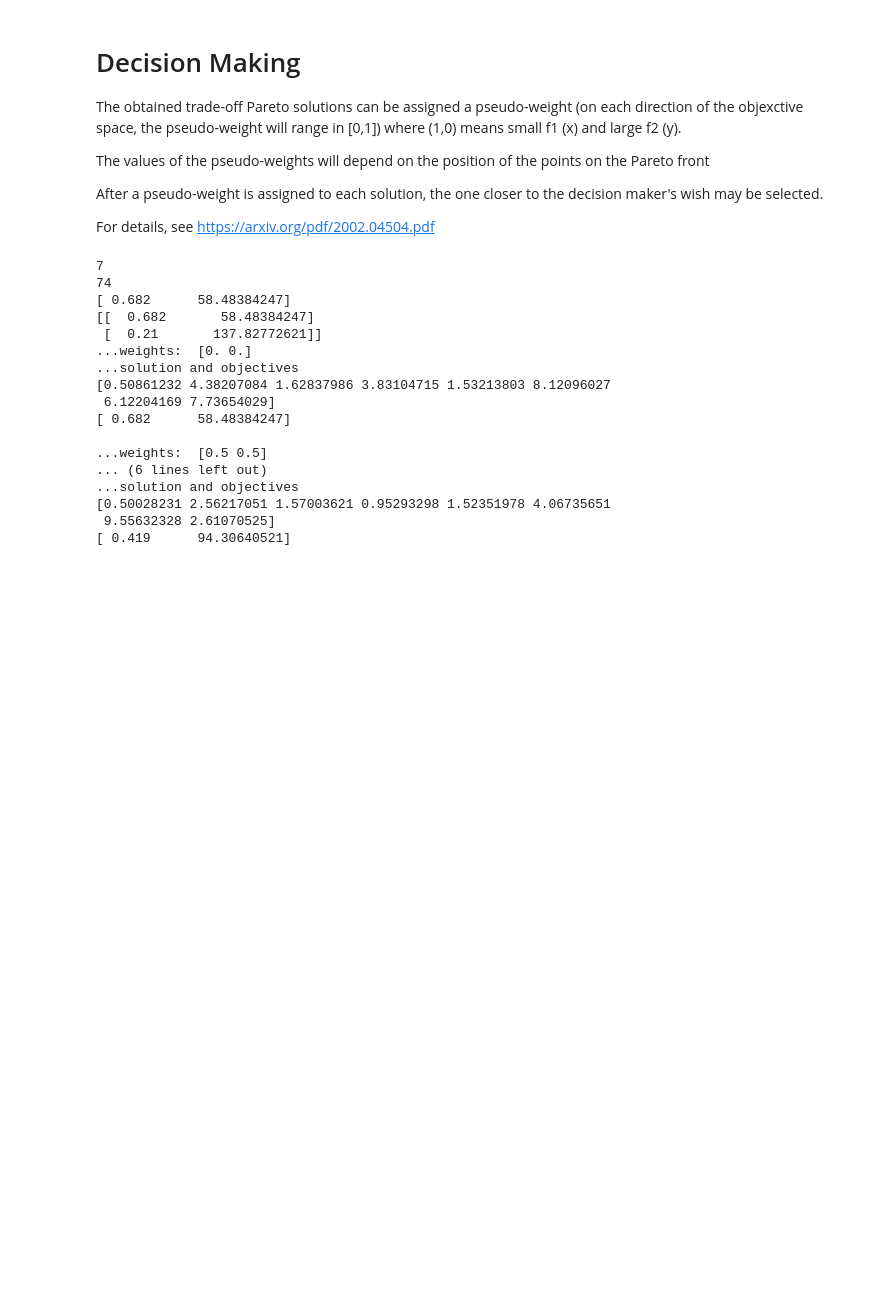
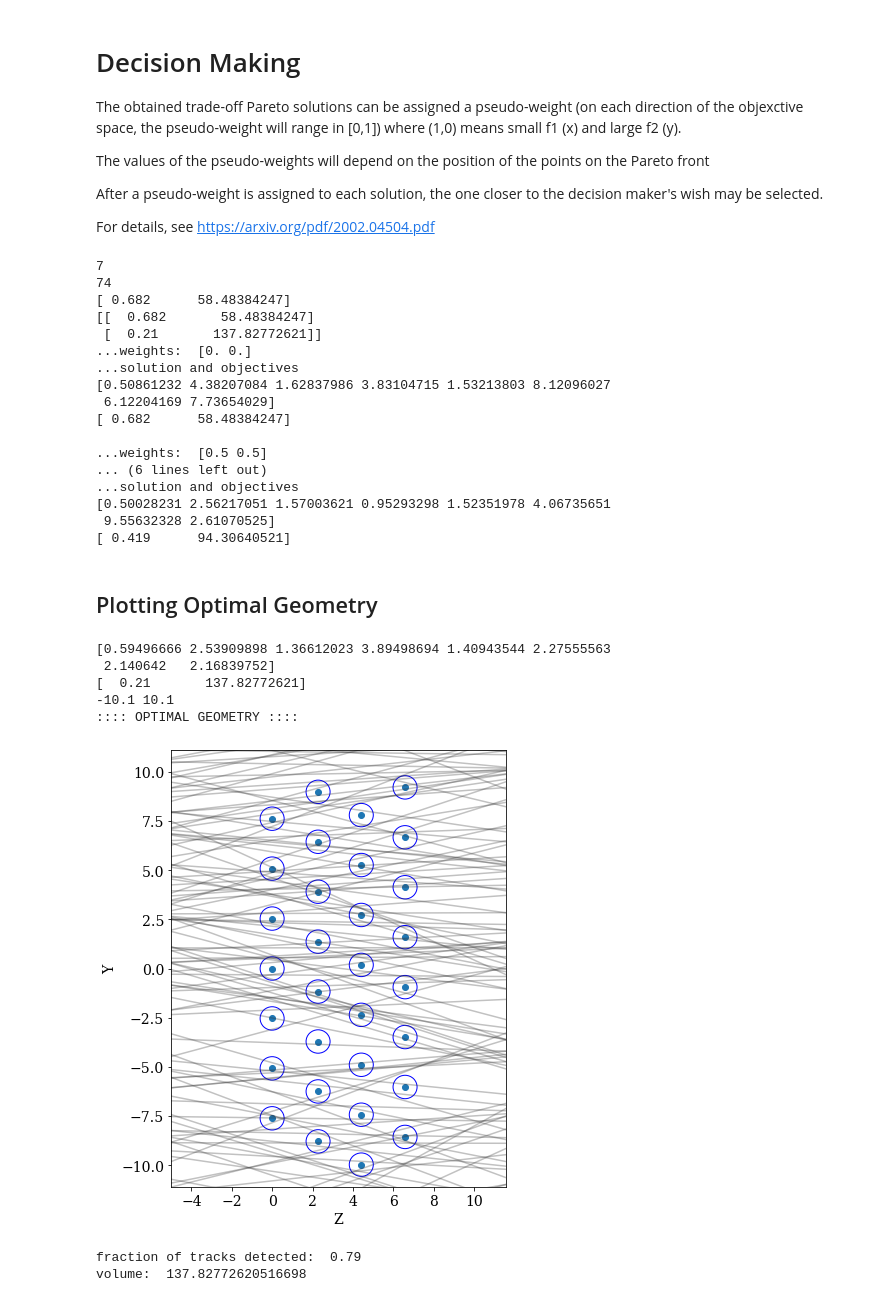
Before and after one commit to cfteach/AI4NP_detector_opt, a Jupyter notebook: sol2/driver_moo.ipynb, the cells around one changed output. Drawn from its saved outputs; the diff is of its cells as text; code cells hidden in the pictures; blank space fills up the shorter version.

Commit message:
draws optimal geometry

```diff
--- a/sol2/driver_moo.ipynb
+++ b/sol2/driver_moo.ipynb
@@ -435,3 +435,48 @@ print(res.F[idx_opt])
 [0.50028231 2.56217051 1.57003621 0.95293298 1.52351978 4.06735651
  9.55632328 2.61070525]
 [ 0.419      94.30640521]
+# %% [markdown]
+## Plotting Optimal Geometry
+# %%
+#--------------------------------------------------------------------------#
+#                   PLOT CORRESPONDING GEOMETRY
+#--------------------------------------------------------------------------#
+
+
+X_opt = X_opt_b # or any other point in the Pareto set
+
+print(X_opt_b)
+print(res_b)
+
+print(detector2.y_min, detector2.y_max)
+
+R, pitch, y1, y2, y3, z1, z2, z3 = X_opt
+
+#R = 0.5
+
+#------------- GEOMETRY ---------------#
+print(":::: OPTIMAL GEOMETRY ::::")
+
+tr = detector2.Tracker(R, pitch, y1, y2, y3, z1, z2, z3)
+Z, Y = tr.create_geometry()
+num_wires = detector2.calculate_wires(Y, y_min, y_max)
+
+volume = detector2.wires_volume(Y, y_min, y_max,R)
+
+detector2.geometry_display(Z, Y, R, y_min=y_min, y_max=y_max,block=False, pause=-1)
+detector2.tracks_display(tracks, Z,block=False,pause=-1)
+
+#a track is detected if at least two wires have been hit
+score = detector2.get_score(Z, Y, tracks, R)
+frac_detected = score[0]
+print("fraction of tracks detected: ",frac_detected)
+print("volume: ",volume)
+# %% [output]
+[0.59496666 2.53909898 1.36612023 3.89498694 1.40943544 2.27555563
+ 2.140642   2.16839752]
+[  0.21       137.82772621]
+-10.1 10.1
+:::: OPTIMAL GEOMETRY ::::
+[figure, added]
+fraction of tracks detected:  0.79
+volume:  137.82772620516698
```
Also changed, not shown: parts of 3 cells of this notebook.
